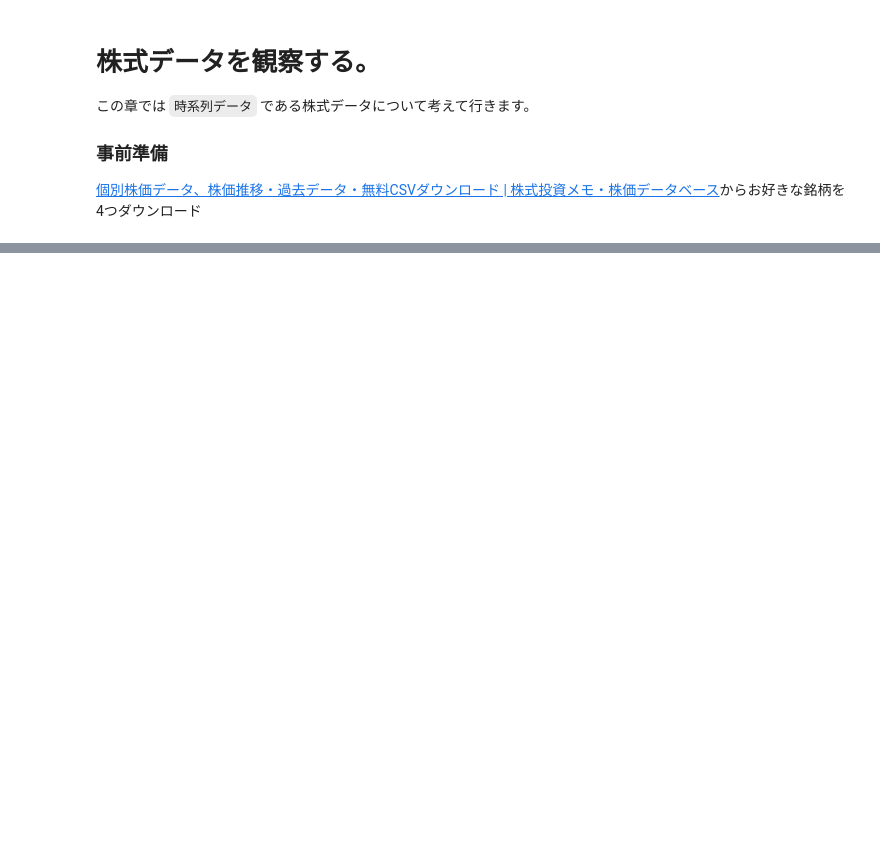
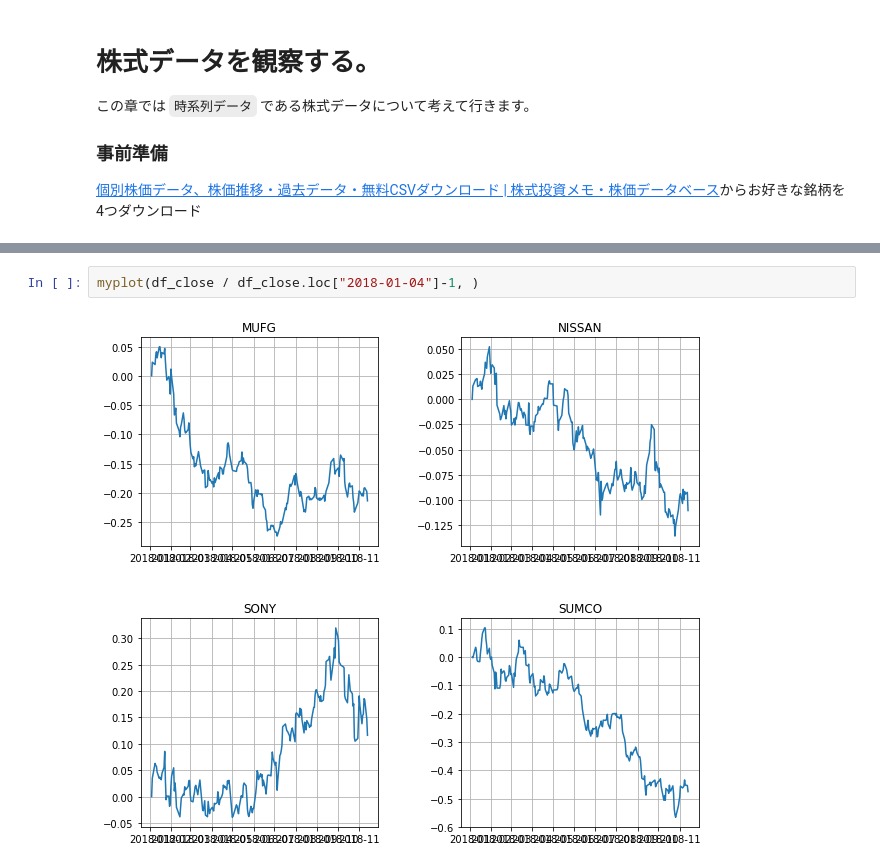
Before and after one commit to shinseitaro/fintalk, a Jupyter notebook: 時系列データ分析/Chapter2.ipynb, the cells around one changed output, grey strips where cells are left out. Drawn from its saved outputs; the diff is of its cells as text; blank space fills up the shorter version.

```diff
--- a/時系列データ分析/Chapter2.ipynb
+++ b/時系列データ分析/Chapter2.ipynb
@@ -30,0 +136,4 @@ df_stock1.tail()
+# %%
+myplot(df_close / df_close.loc["2018-01-04"]-1, )
+# %% [output]
+[figure, added]
```
Also changed, not shown: parts of 17 cells of this notebook, 1 other file.
